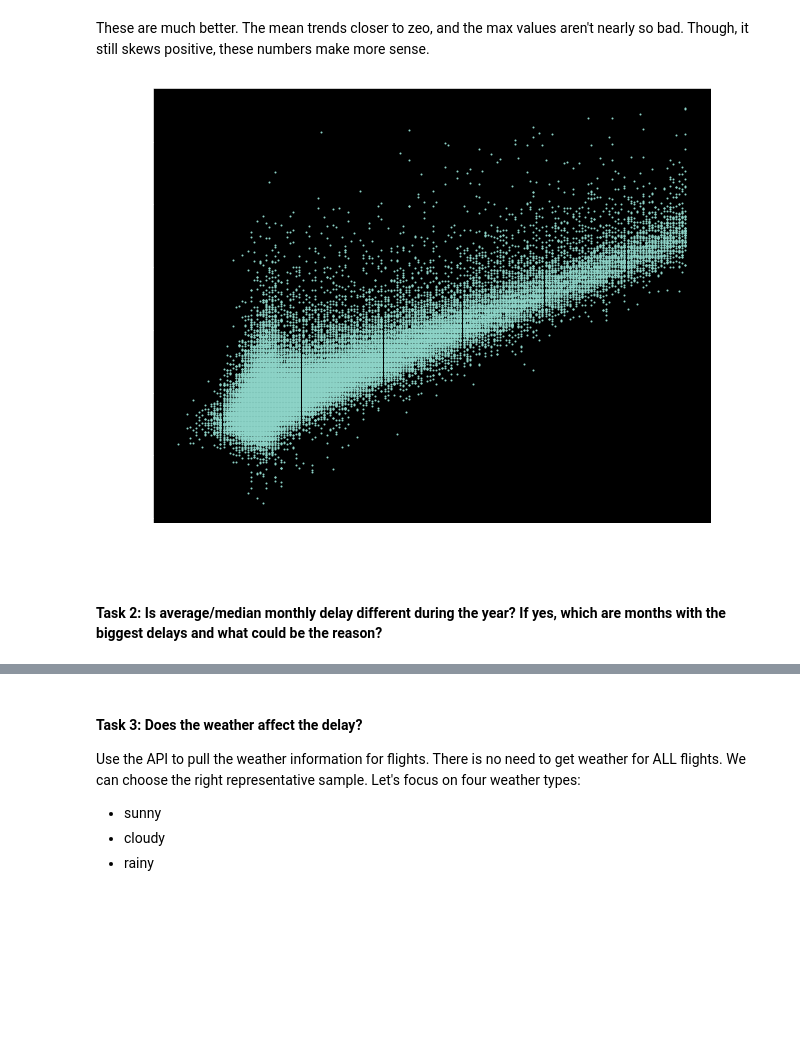
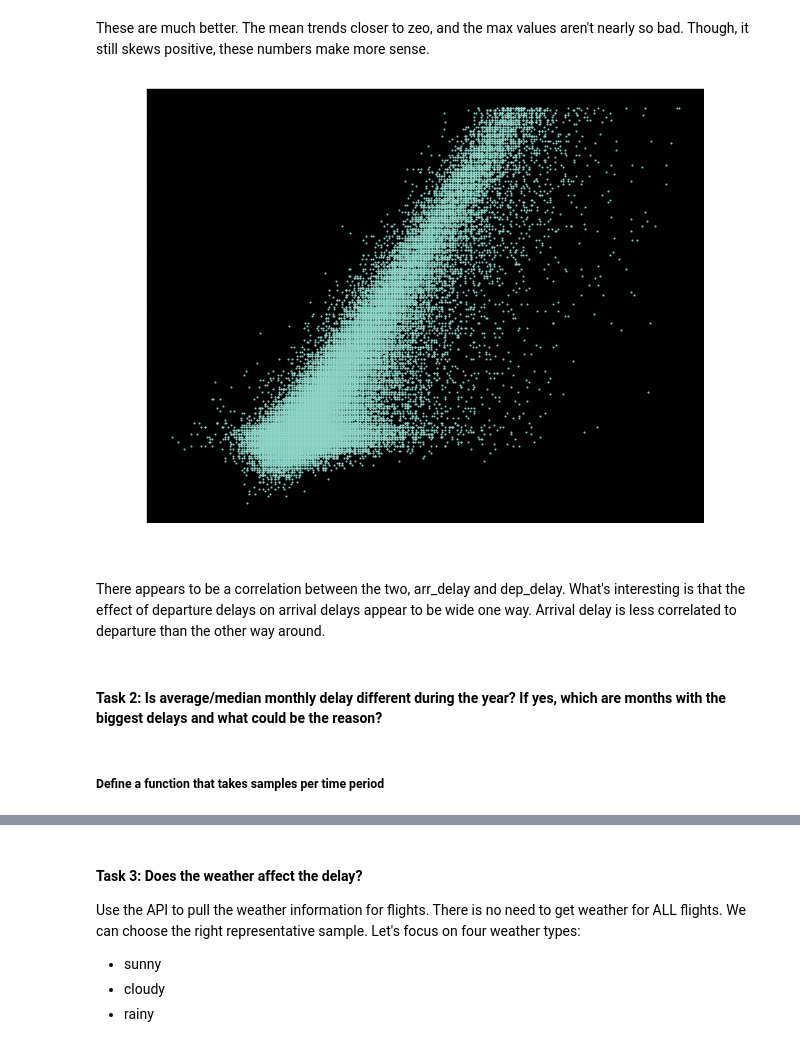
Before and after one commit to Leighson/lighthouse-midterm, a Jupyter notebook: exploratory_analysis_lee.ipynb, the cells around one changed output, grey strips where cells are left out. Cells and saved outputs as stored; diff of their text form; code cells hidden in the pictures; blank space fills up the shorter version.

```diff
--- a/exploratory_analysis_lee.ipynb
+++ b/exploratory_analysis_lee.ipynb
@@ -39,20 +38,22 @@ table_names = [flights, flights_test, fuel_comsumption, pass_sample, passengers,
 # %%
 # query for tables
-sample_size = '100k'
+limit = 100000
+sample_size = '{}k'.format(int(limit/1000))
 
-for tables in table_names:
+
+for tables in display_tables:
     query = sql.SQL(
-        "SELECT * FROM {table} \
-            LIMIT %s;").format(
-            table = sql.Identifier(tables),
+        "SELECT * FROM {t} \
+            LIMIT {l};").format(
+            t = sql.Identifier(tables),
+            l = sql.Literal(limit)
         )
 
     filename = '{}_{}_sample.csv'.format(tables, sample_size)
-    limit = (100000, )
     overwrite = False
 
     # sql call
-    df = scr.make_csv(query, filename, limit, overwrite)
+    df = sc.make_csv(query, filename, overwrite)
 # %% [output]
 File exists. Returning DataFrame...
 File exists. Returning DataFrame...
@@ -169,7 +173,7 @@ These are really not normal. Also, extremely skewed.
 # %% [markdown]
 ##### Filter outliers and redo the normal distribution checks
 # %%
-df = scr.filter_outliers(df_flights_delay, df_flights_delay['arr_delay'])
+df = sc.filter_outliers(df_flights_delay, df_flights_delay['arr_delay'])
 df.reset_index(inplace=True, drop=True)
-df = scr.filter_outliers(df, df['dep_delay'])
+df = sc.filter_outliers(df, df['dep_delay'])
 # %%
@@ -223,8 +227,12 @@ kurtosis, tail spread (< 3 is best): 5.215487610741231
 # %% [markdown]
 These are much better. The mean trends closer to zeo, and the max values aren't nearly so bad. Though, it still skews positive, these numbers make more sense.
 # %%
-scr.graph_eda('scatter', df['dep_delay'], df['arr_delay'], marker_size=1)
+sc.graph_eda('scatter', df['arr_delay'], df['dep_delay'], marker_size=1)
 # %% [output]
-[figure, old version]
+[figure, new version]
+# %% [markdown]
+There appears to be a correlation between the two, arr_delay and dep_delay. What's interesting is that the effect of departure delays on arrival delays appear to be wide one way. Arrival delay is less correlated to departure than the other way around.
 # %% [markdown]
 #### **Task 2**: Is average/median monthly delay different during the year? If yes, which are months with the biggest delays and what could be the reason?
+# %% [markdown]
+##### Define a function that takes samples per time period
```
Also changed, not shown: parts of 17 cells of this notebook, 3 other files.
